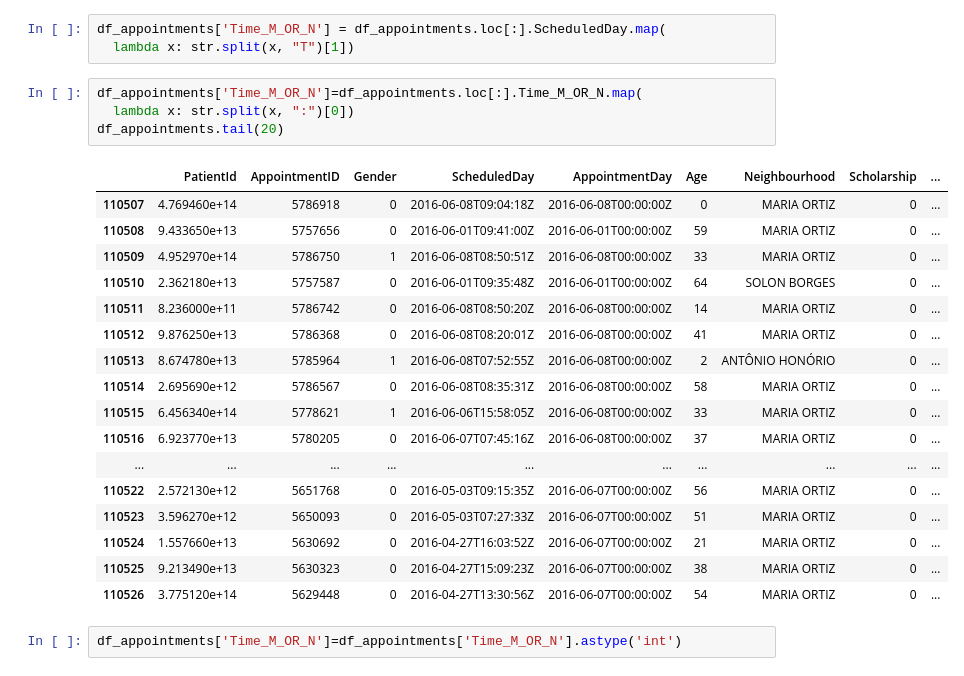
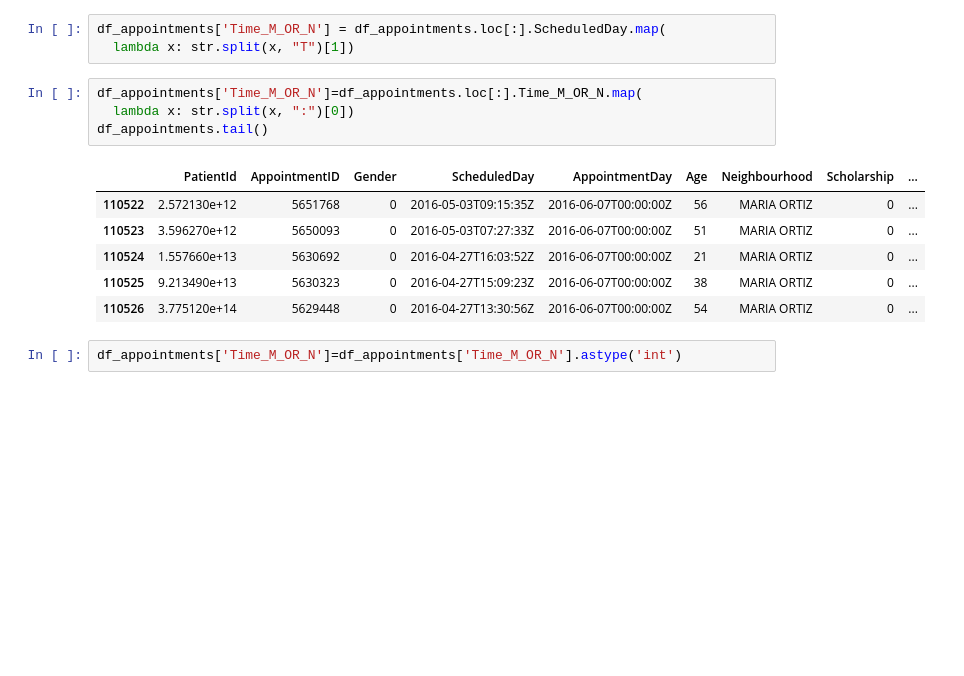
Before and after one commit to AbeerAB/Classification, a Jupyter notebook: Code-Copy1.ipynb, the cells around one changed output. Saved outputs shown, nothing was run; the diff lists cells and outputs as text; blank space fills up the shorter version.

```diff
--- a/Code-Copy1.ipynb
+++ b/Code-Copy1.ipynb
@@ -193,20 +190,9 @@ df_appointments['Time_M_OR_N'] = df_appointments.loc[:].ScheduledDay.map(
 # %%
 df_appointments['Time_M_OR_N']=df_appointments.loc[:].Time_M_OR_N.map(
   lambda x: str.split(x, ":")[0])
-df_appointments.tail(20)
+df_appointments.tail()
 # %% [output]
 |  | PatientId | AppointmentID | Gender | ScheduledDay | AppointmentDay | Age | Neighbourhood | Scholarship | ... |
-| 110507 | 4.769460e+14 | 5786918 | 0 | 2016-06-08T09:04:18Z | 2016-06-08T00:00:00Z | 0 | MARIA ORTIZ | 0 | ... |
-| 110508 | 9.433650e+13 | 5757656 | 0 | 2016-06-01T09:41:00Z | 2016-06-01T00:00:00Z | 59 | MARIA ORTIZ | 0 | ... |
-| 110509 | 4.952970e+14 | 5786750 | 1 | 2016-06-08T08:50:51Z | 2016-06-08T00:00:00Z | 33 | MARIA ORTIZ | 0 | ... |
-| 110510 | 2.362180e+13 | 5757587 | 0 | 2016-06-01T09:35:48Z | 2016-06-01T00:00:00Z | 64 | SOLON BORGES | 0 | ... |
-| 110511 | 8.236000e+11 | 5786742 | 0 | 2016-06-08T08:50:20Z | 2016-06-08T00:00:00Z | 14 | MARIA ORTIZ | 0 | ... |
-| 110512 | 9.876250e+13 | 5786368 | 0 | 2016-06-08T08:20:01Z | 2016-06-08T00:00:00Z | 41 | MARIA ORTIZ | 0 | ... |
-| 110513 | 8.674780e+13 | 5785964 | 1 | 2016-06-08T07:52:55Z | 2016-06-08T00:00:00Z | 2 | ANTÔNIO HONÓRIO | 0 | ... |
-| 110514 | 2.695690e+12 | 5786567 | 0 | 2016-06-08T08:35:31Z | 2016-06-08T00:00:00Z | 58 | MARIA ORTIZ | 0 | ... |
-| 110515 | 6.456340e+14 | 5778621 | 1 | 2016-06-06T15:58:05Z | 2016-06-08T00:00:00Z | 33 | MARIA ORTIZ | 0 | ... |
-| 110516 | 6.923770e+13 | 5780205 | 0 | 2016-06-07T07:45:16Z | 2016-06-08T00:00:00Z | 37 | MARIA ORTIZ | 0 | ... |
-| ... | ... | ... | ... | ... | ... | ... | ... | ... | ... |
 | 110522 | 2.572130e+12 | 5651768 | 0 | 2016-05-03T09:15:35Z | 2016-06-07T00:00:00Z | 56 | MARIA ORTIZ | 0 | ... |
 | 110523 | 3.596270e+12 | 5650093 | 0 | 2016-05-03T07:27:33Z | 2016-06-07T00:00:00Z | 51 | MARIA ORTIZ | 0 | ... |
 | 110524 | 1.557660e+13 | 5630692 | 0 | 2016-04-27T16:03:52Z | 2016-06-07T00:00:00Z | 21 | MARIA ORTIZ | 0 | ... |
```
Also changed, not shown: parts of 24 cells of this notebook.
